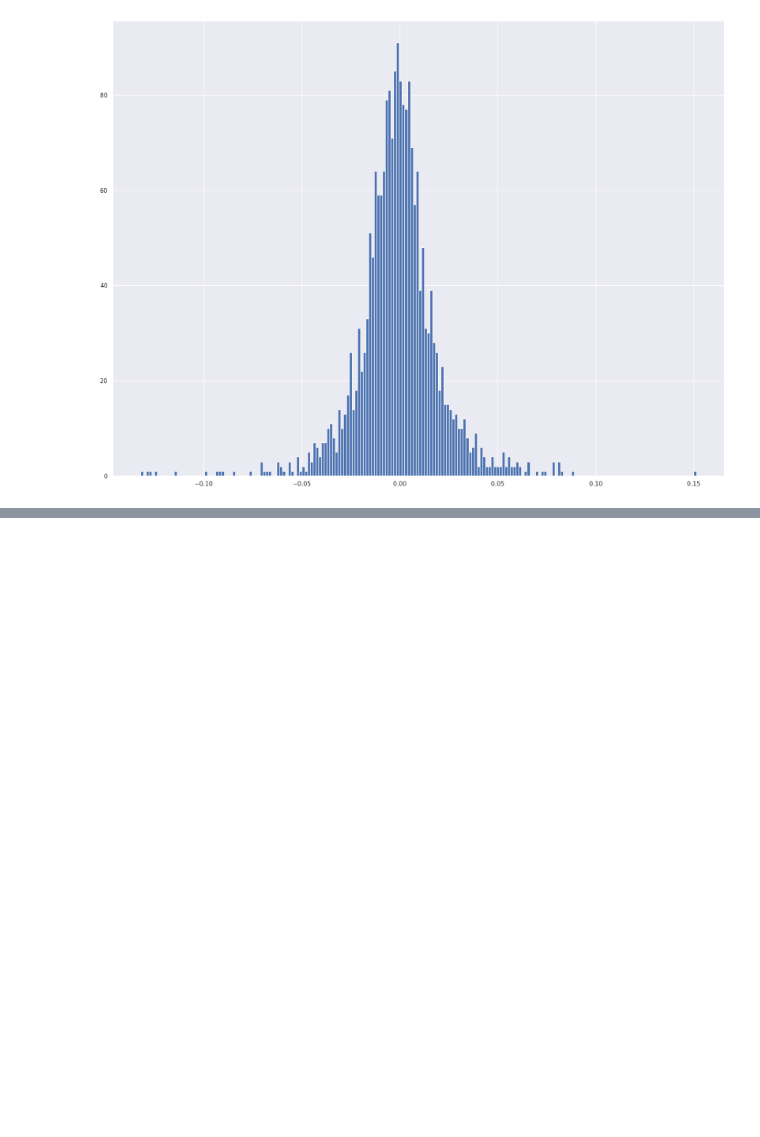
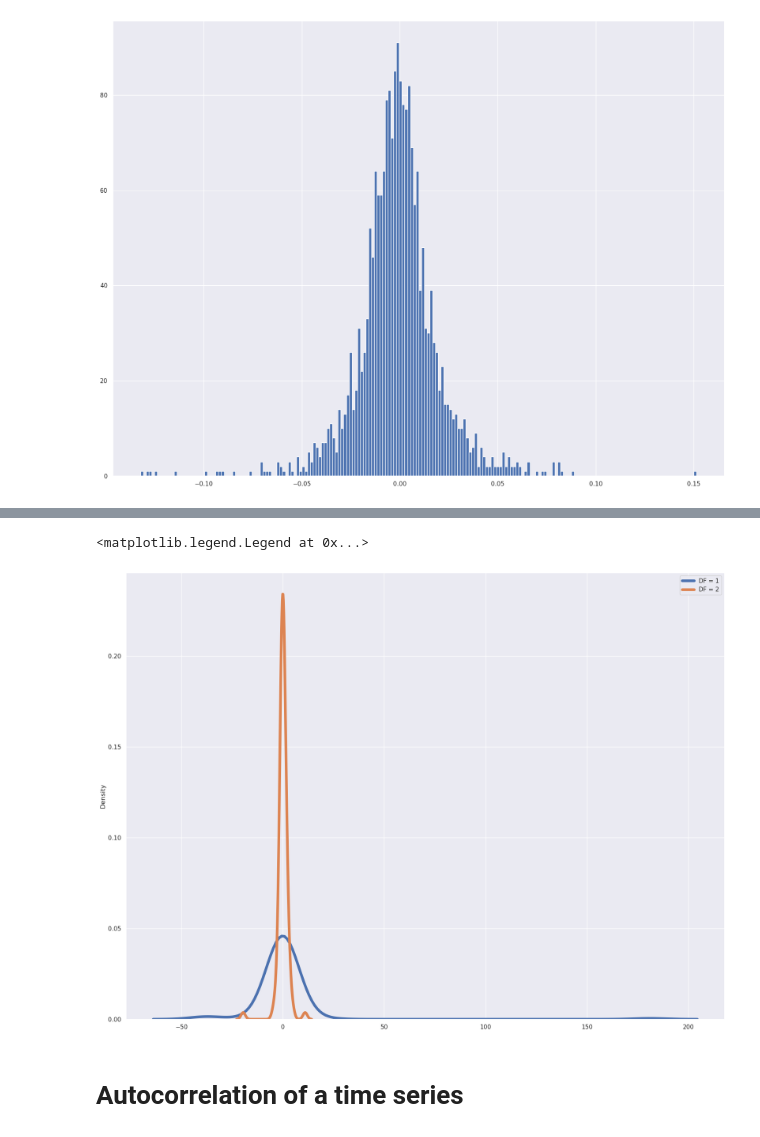
Before and after one commit to bhavinmoriya/Python-for-Financial-Analysis-and-Algorithmic-Trading, a Jupyter notebook: statistics-in-finance.ipynb, the cells around one changed output, grey strips where cells are left out. Drawn from its saved outputs; the diff is of its cells as text; code cells hidden in the pictures; blank space fills up the shorter version.

```diff
--- a/statistics-in-finance.ipynb
+++ b/statistics-in-finance.ipynb
@@ -82,0 +100,10 @@ plt.hist(log_ret, bins=200);
+# %%
+plt.figure(figsize=(20,15))
+for i in range(1,3):
+    sns.kdeplot(st.t.rvs(size=100, df=i), label=f'DF = {i}', lw=5)
+plt.legend()
+# %% [output]
+<matplotlib.legend.Legend at 0x...>
+[figure, added]
+# %% [markdown]
+# Autocorrelation of a time series
```
Also changed, not shown: parts of 17 cells of this notebook.
